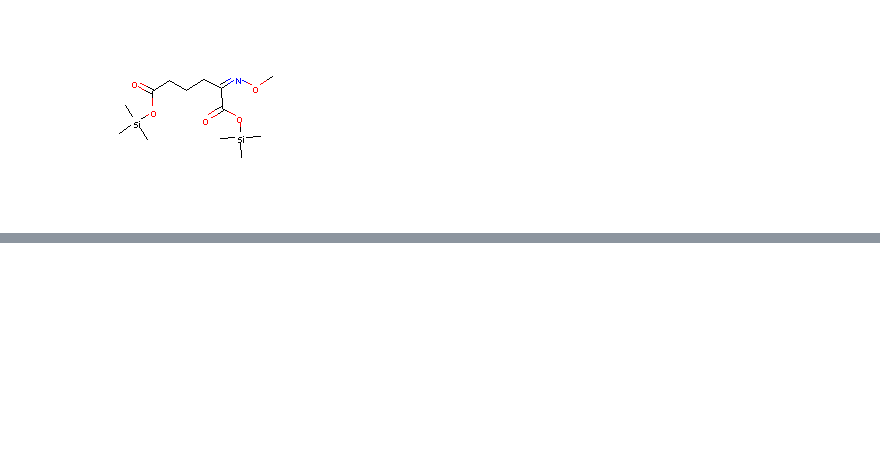
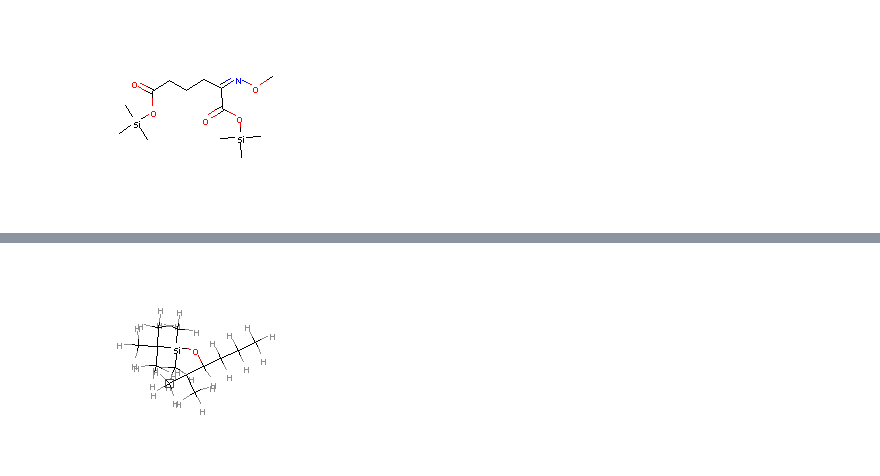
Before and after one commit to maximskorik/gc_derivatization, a Jupyter notebook: derivatization.ipynb, the cells around one changed output, grey strips where cells are left out. Cells and saved outputs as stored; diff of their text form; code cells hidden in the pictures; blank space fills up the shorter version.

```diff
--- a/derivatization.ipynb
+++ b/derivatization.ipynb
@@ -172,3 +192,8 @@ Chem.MolToSmiles(Chem.AddHs(a))
 Chem.AddHs(a)
 # %%
 subs
+# %%
+con = Chem.AddHs(mols[list(mols.keys())[2815]])
+con
+# %% [output]
+[figure, added]
```
Also changed, not shown: parts of 13 cells of this notebook.
